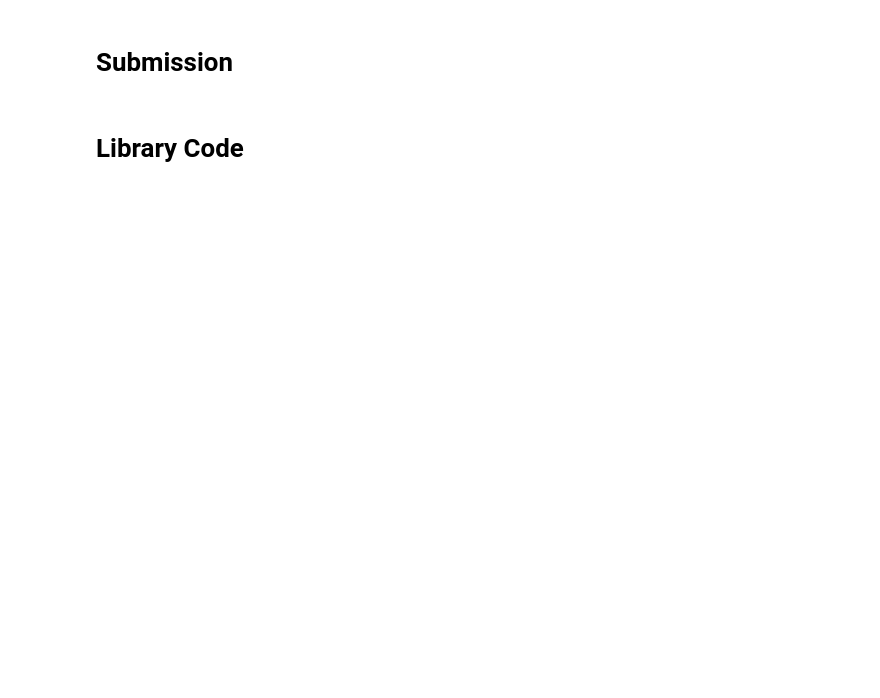
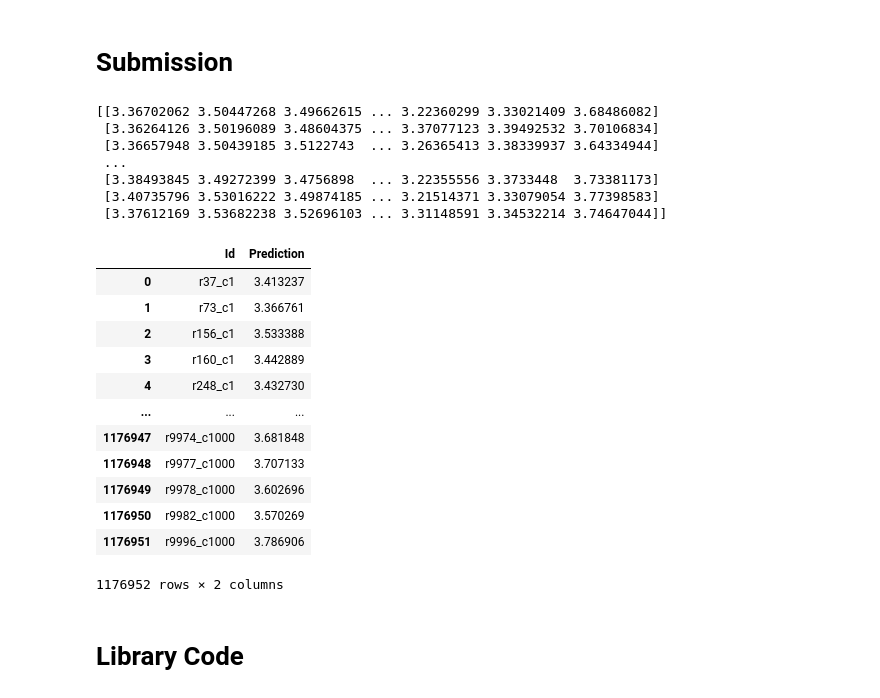
Before and after one commit to B1T0/CILProject22, a Jupyter notebook: notebooks/matrix_factorization.ipynb, the cells around one changed output. Cells and saved outputs as stored; diff of their text form; code cells hidden in the pictures; blank space fills up the shorter version.

```diff
--- a/notebooks/matrix_factorization.ipynb
+++ b/notebooks/matrix_factorization.ipynb
@@ -9,9 +8,9 @@ import math
 ## Data Handling
 # %%
 # Load the data
-df_full = pd.read_csv('/home/jj/CILProject22/data/raw/data_train.csv')
-df_train = pd.read_csv('/home/jj/CILProject22/data/raw/cross_validation/train_split_4.csv')
-df_test = pd.read_csv('/home/jj/CILProject22/data/raw/cross_validation/test_split_4.csv')
+df_full = pd.read_csv('../data_raw/data_train.csv')
+df_train = pd.read_csv('../data_raw/cross_validation/train_split_4.csv')
+df_test = pd.read_csv('../data_raw/cross_validation/test_split_4.csv')
 
 dic_full = {
     'user_id': [int(str(x).partition("_")[0][1:]) for x in df_full['Id']],
@@ -114,8 +90,8 @@ for item in range(n_items):
     std = np.std(train_T[item][mask])
     avgs.append(avg)
     stds.append(std)
-    train_T[item][mask] = train_T[item][mask] - avg / std
-    test_T[item][mask_test] = test_T[item][mask_test] - avg / std
+    train_T[item][mask] = (train_T[item][mask] - avg) / std
+    test_T[item][mask_test] = (test_T[item][mask_test] - avg) / std
 
 
 train = np.transpose(train_T)
@@ -146,22 +122,7 @@ print(train[:10][:10])
 
 class ExplicitMF:
     """
-    Train a matrix factorization model using Alternating Least Squares
-    to predict empty entries in a matrix
-
-    Parameters
-    ----------
-    n_iters : int
-        number of iterations to train the algorithm
-
-    n_factors : int
-        number of latent factors to use in matrix
-        factorization model, some machine-learning libraries
-        denote this as rank
-
-    reg : float
-        regularization term for item/user latent factors,
-        since lambda is a keyword in python we use reg instead
+    Training the ALS model, while updating the user and item factors.
     """
 
     def __init__(self, n_iters, n_factors, reg):
@@ -175,9 +136,7 @@ class ExplicitMF:
 
     def fit(self, train, test):
         """
-        pass in training and testing at the same time to record
-        model convergence, assuming both dataset is in the form
-        of User x Item matrix with cells as ratings
+        train the model. Doing ALS steps
         """
 
         self.test_rmse_record  = []
@@ -196,8 +155,7 @@ class ExplicitMF:
 
     def _als_step(self, ratings, solve_vecs, fixed_vecs):
         """
-        when updating the user matrix,
-        the item matrix is the fixed vector and vice versa
+        Doing an ALS step as seen in the lecutre.
         """
         for i in range(solve_vecs.shape[0]):
             A = np.zeros((self.n_factors, self.n_factors))
@@ -208,11 +166,6 @@ class ExplicitMF:
                     b += ratings[i][j] * fixed_vecs[j]
             A += self.reg * np.eye(self.n_factors)
             solve_vecs[i] = np.linalg.solve(A, b).T
-
-        # A = fixed_vecs.T.dot(fixed_vecs) + np.eye(self.n_factors) * self.reg
-        # b = ratings.dot(fixed_vecs)
-        # A_inv = np.linalg.inv(A)
-        # solve_vecs = b.dot(A_inv)
 
         return solve_vecs
 
@@ -346,34 +252,55 @@ for item in range(n_items):
     mask = np.nonzero(ratings_T[item])
     avg = np.mean(ratings_T[item][mask])
     std = np.std(ratings_T[item][mask])
     avgs_full.append(avg)
     stds_full.append(std)
     ratings_T[item][mask] = ratings_T[item][mask] - avg / std
 
 ratings = np.transpose(ratings_T)
 
 # train the model
 print('\n', 'Training the model...')
 model = ExplicitMF(n_iters = 200, n_factors = 30, reg = 0.1)
 model.fit(ratings, test)
 
 # predict ratings
 pred = model.predict()
 pred_T = np.transpose(pred)
 for item in range(n_items):
     pred_T[item] = pred_T[item] * stds_full[item] + avgs_full[item]
 pred = np.transpose(pred_T)
 print(pred)
 
 # write to submission-file
-sample_sub = pd.read_csv("/home/dustin/Documents/Study/Master2/CILProject22/data_raw/sampleSubmission.csv")
+sample_sub = pd.read_csv("../data_raw/sampleSubmission.csv")
 prediction = []
 for cell_id in sample_sub.Id:
     row, col = cell_id.split("_")
     prediction.append(pred[int(row[1:])-1, int(col[1:])-1])
 sample_sub.Prediction = prediction
 sample_sub.to_csv("../data/als.csv", index=False)
 sample_sub
+# %% [output]
+[[3.36702062 3.50447268 3.49662615 ... 3.22360299 3.33021409 3.68486082]
+ [3.36264126 3.50196089 3.48604375 ... 3.37077123 3.39492532 3.70106834]
+ [3.36657948 3.50439185 3.5122743  ... 3.26365413 3.38339937 3.64334944]
+ ...
+ [3.38493845 3.49272399 3.4756898  ... 3.22355556 3.3733448  3.73381173]
+ [3.40735796 3.53016222 3.49874185 ... 3.21514371 3.33079054 3.77398583]
+ [3.37612169 3.53682238 3.52696103 ... 3.31148591 3.34532214 3.74647044]]
+|  | Id | Prediction |
+| 0 | r37_c1 | 3.413237 |
+| 1 | r73_c1 | 3.366761 |
+| 2 | r156_c1 | 3.533388 |
+| 3 | r160_c1 | 3.442889 |
+| 4 | r248_c1 | 3.432730 |
+| ... | ... | ... |
+| 1176947 | r9974_c1000 | 3.681848 |
+| 1176948 | r9977_c1000 | 3.707133 |
+| 1176949 | r9978_c1000 | 3.602696 |
+| 1176950 | r9982_c1000 | 3.570269 |
+| 1176951 | r9996_c1000 | 3.786906 |
+1176952 rows × 2 columns
 # %% [markdown]
 # Library Code
 # %%
```
Also changed, not shown: parts of 13 cells of this notebook, 1 other file.
